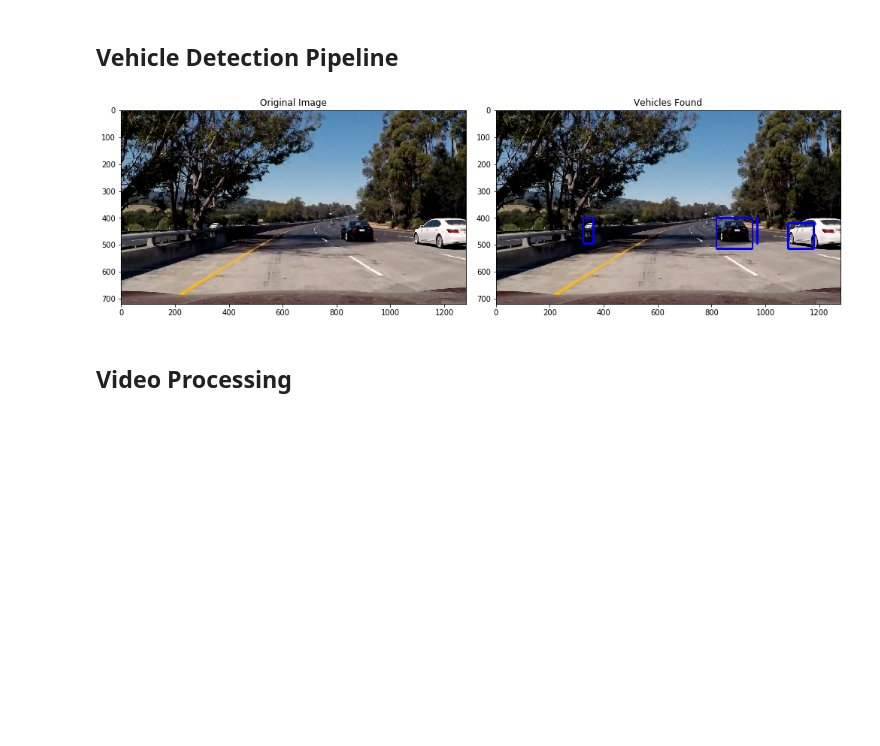
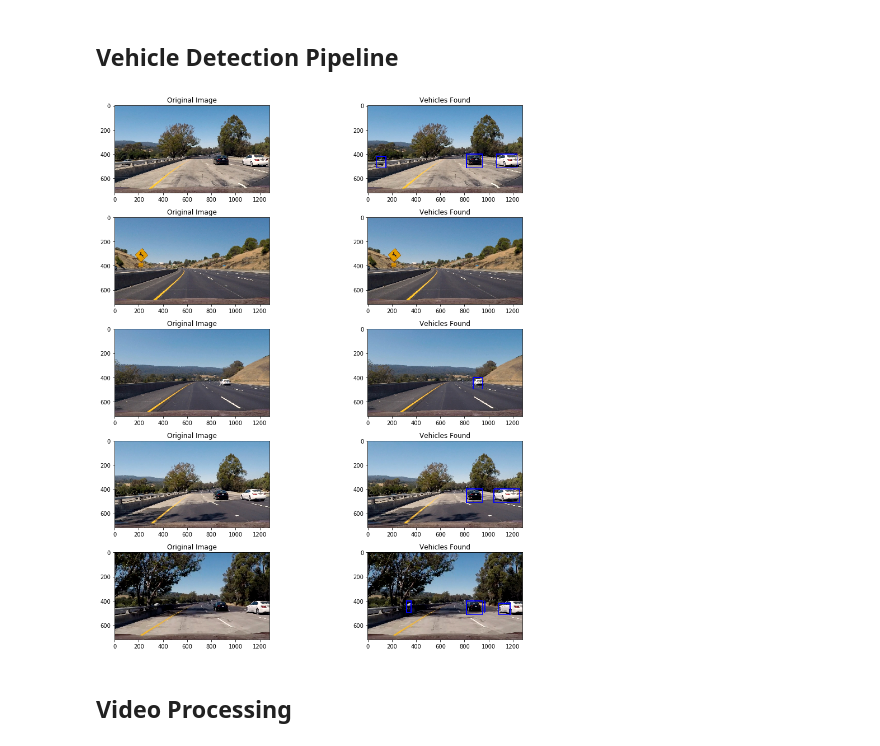
Before and after one commit to Shtaiven/CARND_P5, a Jupyter notebook: vehicle_detection.ipynb, the cells around one changed output. Saved outputs shown, nothing was run; the diff lists cells and outputs as text; code cells hidden in the pictures; blank space fills up the shorter version.

```diff
--- a/vehicle_detection.ipynb
+++ b/vehicle_detection.ipynb
@@ -535,45 +535,49 @@ def find_vehicles(img, clf, scaler, y_start_stop, color_space='RGB', spatial_siz
                             xy_window=(window_size, window_size), xy_overlap=(0.8, 0.8)))
 
     # Select windows which classifier identifies
     hot_windows = search_windows(image, windows, clf, scaler, color_space=color_space,
                             spatial_size=spatial_size, hist_bins=hist_bins,
                             orient=orient, pix_per_cell=pix_per_cell,
                             cell_per_block=cell_per_block,
                             hog_channel=hog_channel, spatial_feat=spatial_feat,
                             hist_feat=hist_feat, hog_feat=hog_feat)
 
     # Add heat to each window box
     heat = np.zeros_like(image[:,:,0]).astype(np.float)
     heat = add_heat(heat,hot_windows)
 
     # Apply threshold to help remove false positives
     heat = apply_threshold(heat,1)
 
     # Visualize the heatmap when displaying
     heatmap = np.clip(heat, 0, 255)
 
     # Find final boxes from heatmap using label function
     labels = label(heatmap)
     draw_img = draw_labeled_bboxes(np.copy(image), labels)
 
     return draw_img
 
-image = mpimg.imread('test_images/test5.jpg')
-vehicles_found = find_vehicles(image, svc, X_scaler, y_start_stop, color_space=color_space, spatial_size=spatial_size,
-                               hist_bins=hist_bins, orient=orient, pix_per_cell=pix_per_cell,
-                               cell_per_block=cell_per_block, hog_channel=hog_channel, spatial_feat=spatial_feat,
-                               hist_feat=hist_feat, hog_feat=hog_feat)
+sample_images = []
+vehicles_found = []
+for i in range(1,6):
+    sample_images.append(mpimg.imread('test_images/test%d.jpg' % i))
+    vehicles_found.append(find_vehicles(sample_images[i-1], svc, X_scaler, y_start_stop, color_space=color_space, spatial_size=spatial_size,
+                          hist_bins=hist_bins, orient=orient, pix_per_cell=pix_per_cell,
+                          cell_per_block=cell_per_block, hog_channel=hog_channel, spatial_feat=spatial_feat,
+                          hist_feat=hist_feat, hog_feat=hog_feat))
 
 fig = plt.figure(figsize=(14,14))
-plt.subplot(121)
-plt.imshow(image)
-plt.title('Original Image')
-plt.subplot(122)
-plt.imshow(vehicles_found)
-plt.title('Vehicles Found')
+for i in range(1,6):
+    plt.subplot(5,2,2*i-1)
+    plt.imshow(sample_images[i-1])
+    plt.title('Original Image')
+    plt.subplot(5,2,2*i)
+    plt.imshow(vehicles_found[i-1])
+    plt.title('Vehicles Found')
 fig.tight_layout()
 # %% [output]
-[figure, old version]
+[figure, new version]
 # %% [markdown]
 ## Video Processing
 # %%
```
